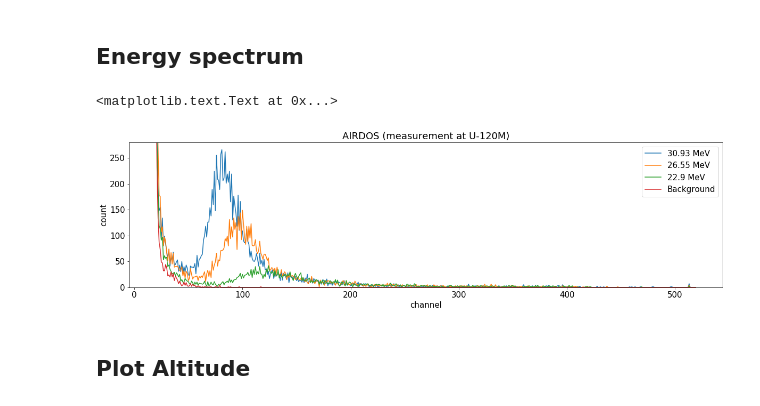
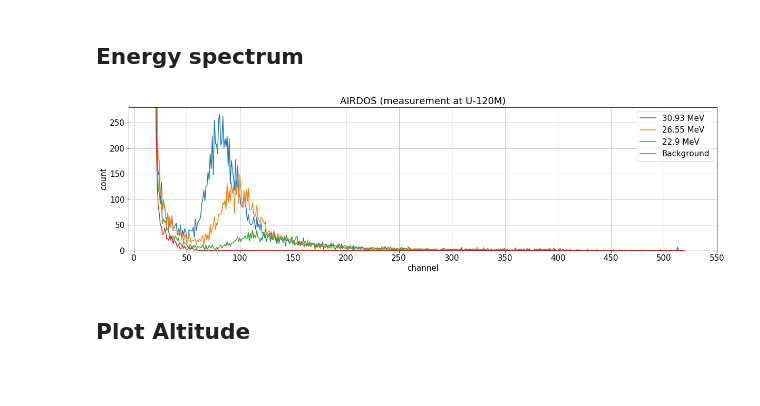
Before and after one commit to ODZ-UJF-AV-CR/AIRDOS-parser, a Jupyter notebook: AIRDOS_parser.ipynb, the cells around one changed output. Cells and saved outputs as stored; diff of their text form; code cells hidden in the pictures; blank space fills up the shorter version.

Commit message:
grid to graph of spectrum was added

```diff
--- a/AIRDOS_parser.ipynb
+++ b/AIRDOS_parser.ipynb
@@ -102,32 +102,33 @@ rc['sum'].plot()
 # %%
 matplotlib.rcParams.update({'font.size': 15})
 
 '''
 plt.figure(figsize=(20,5))
 rc['sum'][91:154].plot(c='blue')
 rc['sum'][155:235].plot(c='red')
 rc['sum'][236:296].plot(c='green')
 rc['sum'][300:350].plot(c='yellow')
 '''
 
 ener1 = rc.ix[91:154,20:520].sum()
 ener2 = rc.ix[155:235,20:520].sum()
 ener3 = rc.ix[236:296,20:520].sum()
 ener4 = rc.ix[300:350,20:520].sum()
 
 plt.figure(figsize=(20,5))
 plt.plot(ener1, label='30.93 MeV')
 plt.plot(ener2, label='26.55 MeV')
 plt.plot(ener3, label='22.9 MeV')
 plt.plot(ener4, label='Background')
 plt.ylim([0,280])
 plt.legend()
 plt.title('AIRDOS (measurement at U-120M)')
 plt.xlabel('channel')
 plt.ylabel('count')
+plt.xticks(range(0,600,50))
+plt.grid()
 # %% [output]
-<matplotlib.text.Text at 0x...>
-[figure, old version]
+[figure, new version]
 # %% [markdown]
 ## Plot Altitude
 # %%
```
